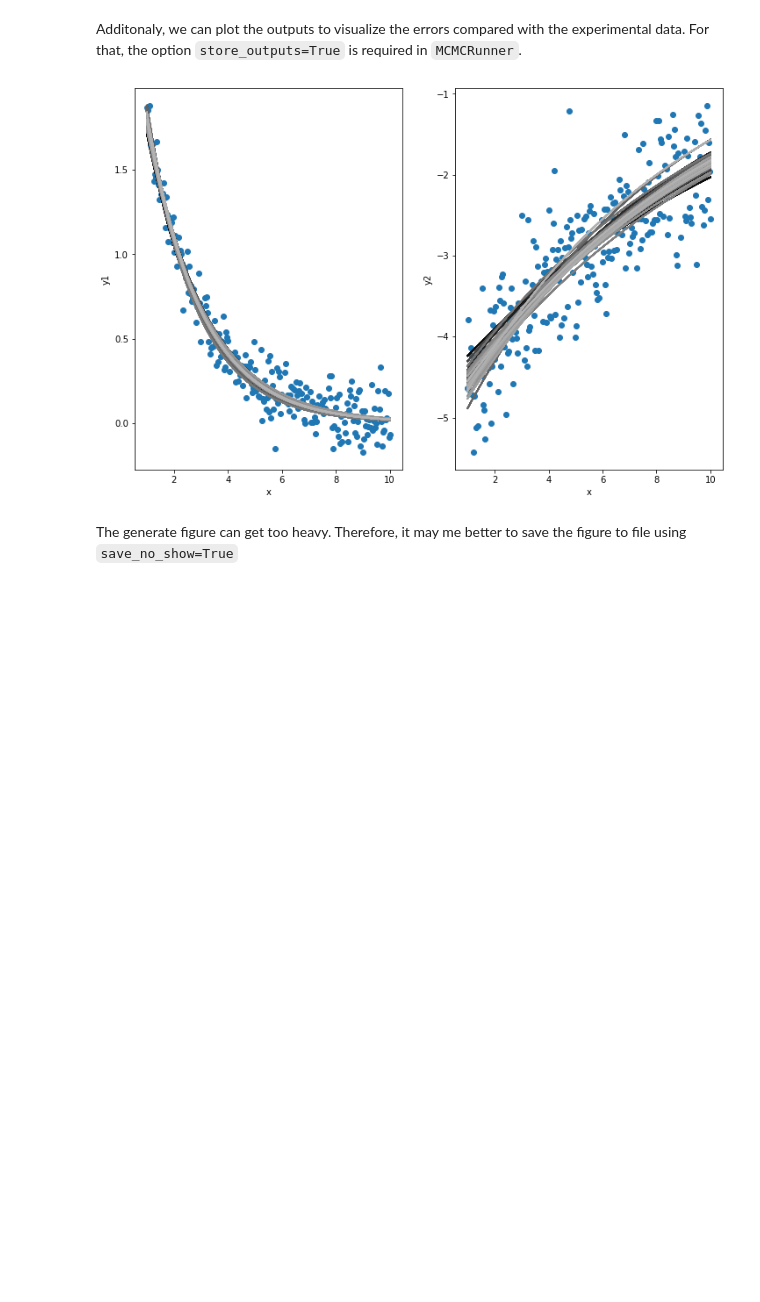
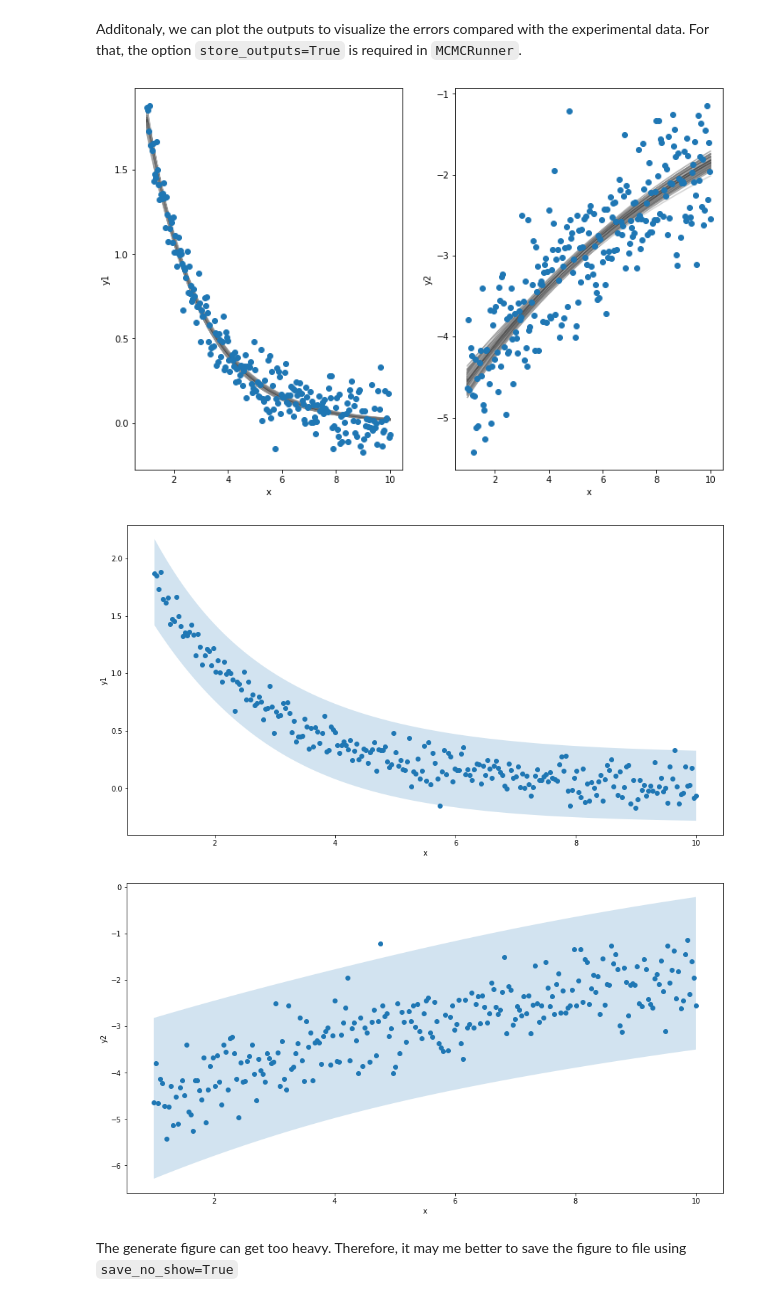
Before and after one commit to caiofcm/mcmcsim, a Jupyter notebook: samples/ConfidenceIntervalWithMCMC.ipynb, the cells around one changed output. Drawn from its saved outputs; the diff is of its cells as text; code cells hidden in the pictures; blank space fills up the shorter version.

```diff
--- a/samples/ConfidenceIntervalWithMCMC.ipynb
+++ b/samples/ConfidenceIntervalWithMCMC.ipynb
@@ -152,9 +169,14 @@ runner.plot_chain()
 # %% [markdown]
 Additonaly, we can plot the outputs to visualize the errors compared with the experimental data. For that, the option `store_outputs=True` is required in `MCMCRunner`.
 # %%
-runner.plot_mcmc_outputs(thin=10, save_no_show=False);
+runner.plot_mcmc_outputs(thin=100, save_no_show=False);
 # %% [output]
-[figure, old version]
+[figure, new version]
+# %%
+runner.plot_predictions()
+# %% [output]
+[figure, added]
+[figure, added]
 # %% [markdown]
 The generate figure can get too heavy. Therefore, it may me better to save the figure to file using `save_no_show=True`
 # %% [markdown]
```
Also changed, not shown: parts of 10 cells of this notebook, 1 other file.
